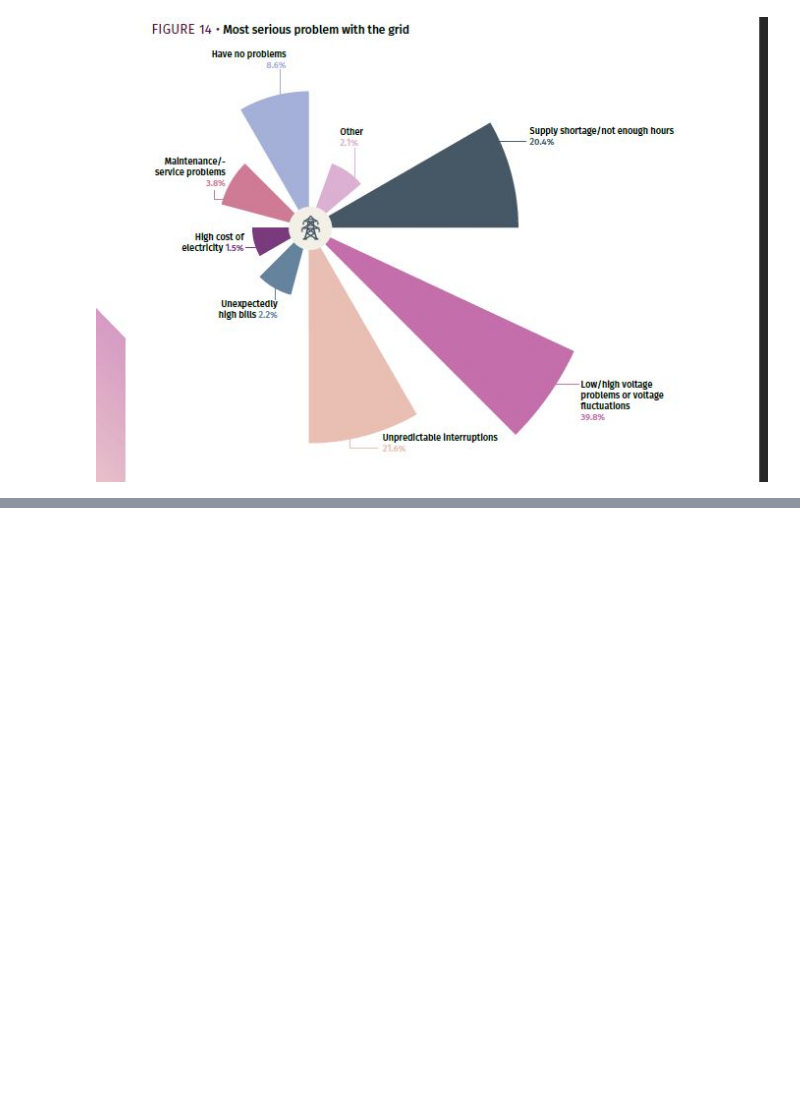
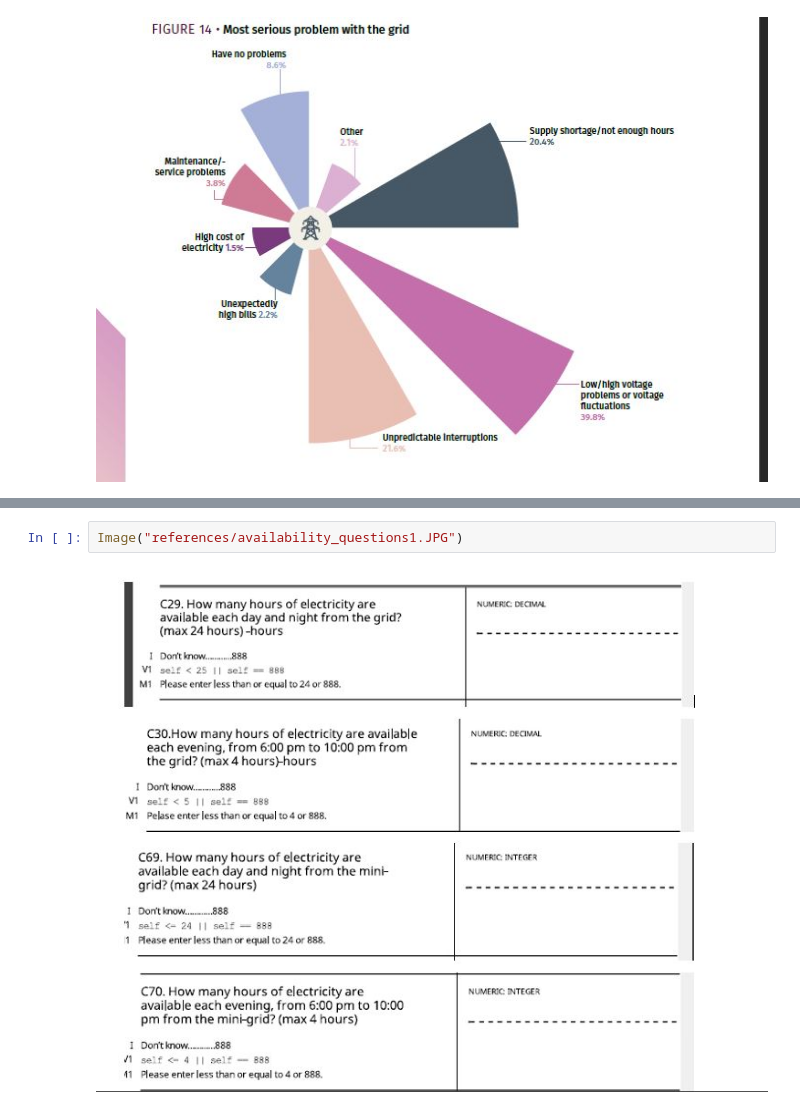
Before and after one commit to alfonsocaiazzo/esmap-mtf-data, a Jupyter notebook: Nepal/Nepal_Energy_Access_Analysis.ipynb, the cells around one changed output, grey strips where cells are left out. Cells and saved outputs as stored; diff of their text form; blank space fills up the shorter version.

```diff
--- a/Nepal/Nepal_Energy_Access_Analysis.ipynb
+++ b/Nepal/Nepal_Energy_Access_Analysis.ipynb
@@ -382,0 +404,4 @@ Image('references/most_serious_grid_problem.JPG')
+# %%
+Image("references/availability_questions1.JPG")
+# %% [output]
+[figure, added]
```
Also changed, not shown: parts of 8 cells of this notebook, 9 other files.
